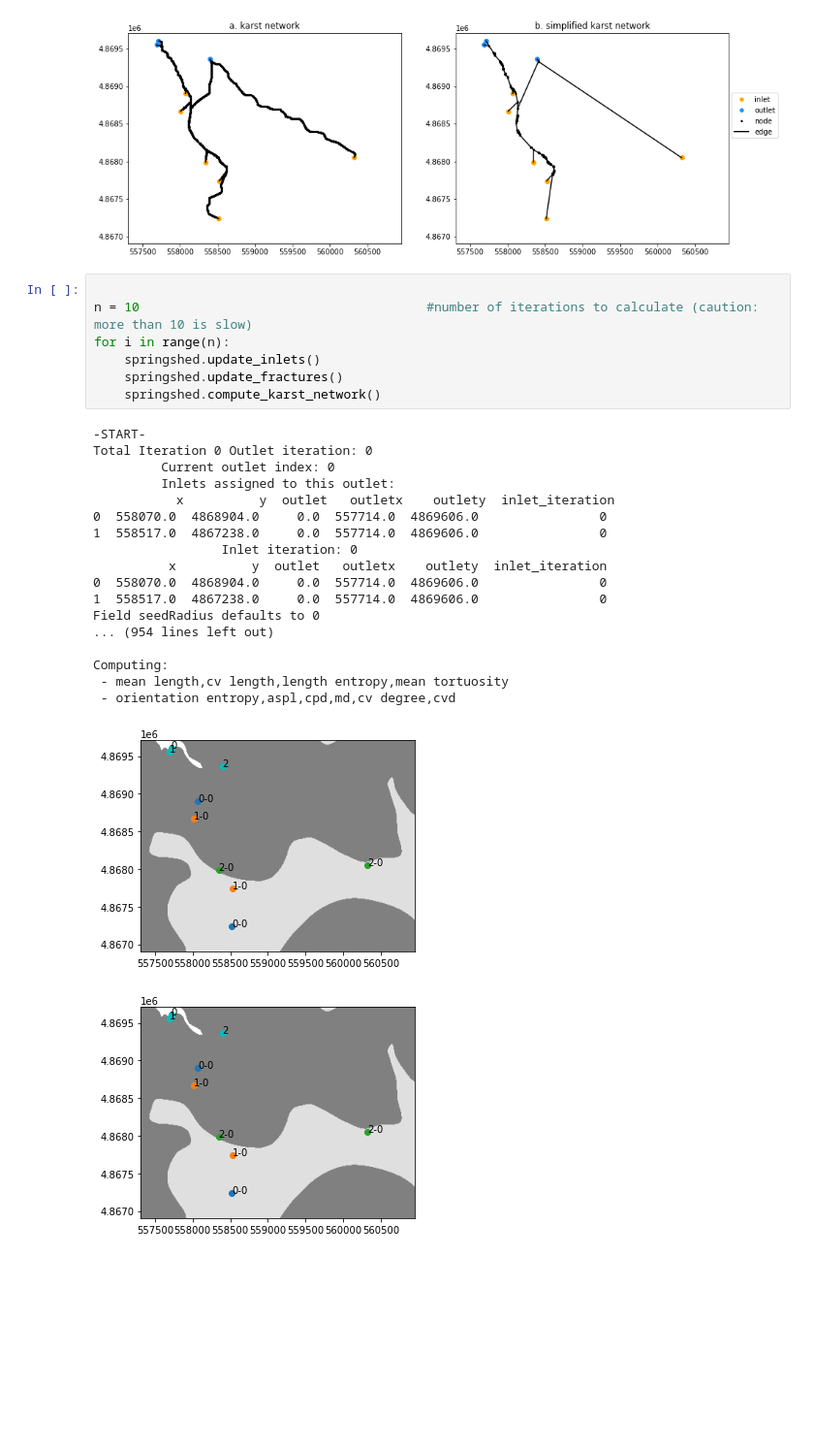
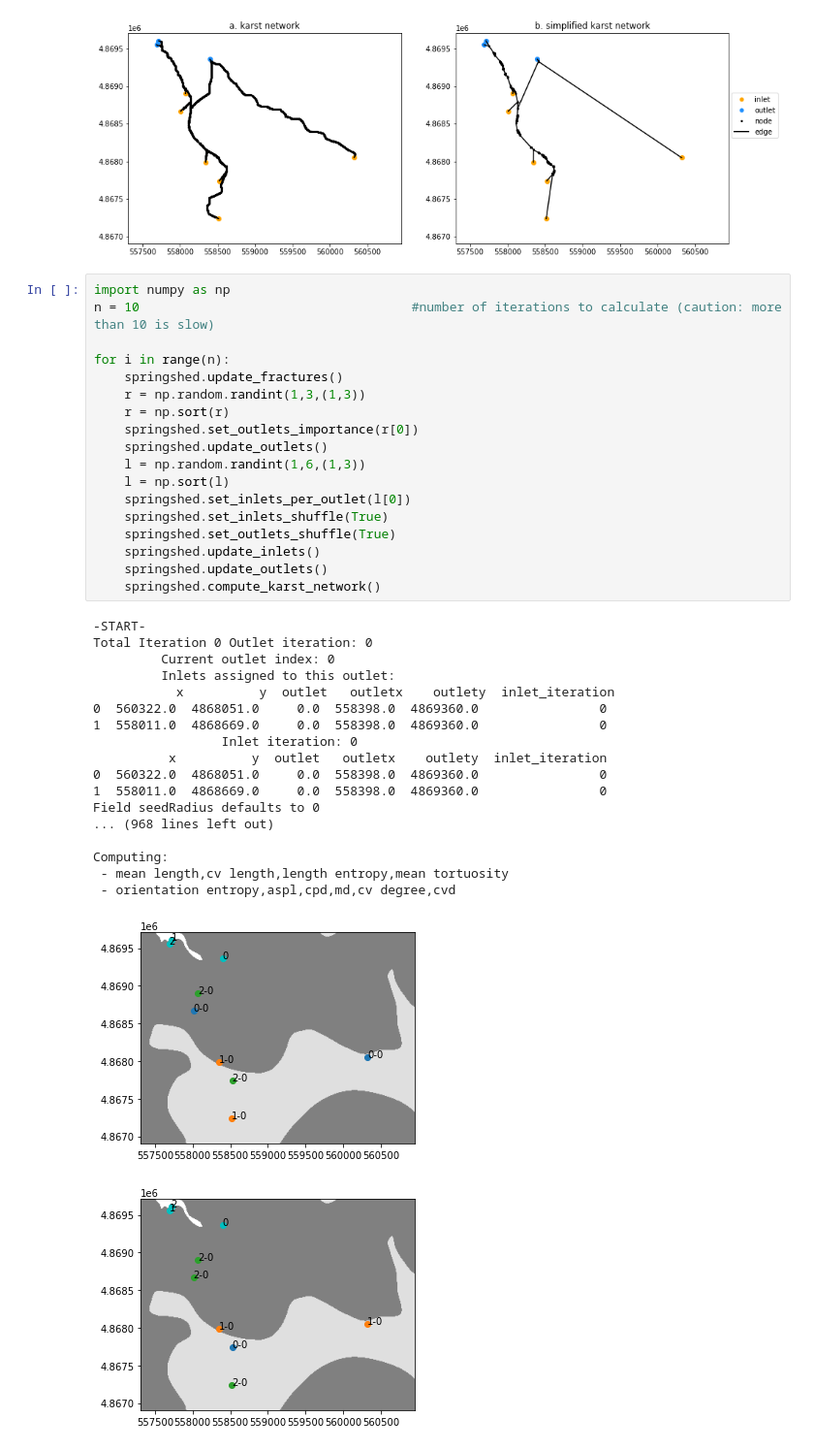
Before and after one commit to Csaucer/Bear_Spring_pyKasso, a Jupyter notebook: Soucey_Bear_Spring_pyKasso_HighResolution10x10.ipynb, the cells around one changed output. Shown at 97% size. Cells and saved outputs as stored; diff of their text form; blank space fills up the shorter version.

Commit message:
Added the iterative functionality to the 10x10 resolution version of the Bear Spring pyKasso model

```diff
--- a/Soucey_Bear_Spring_pyKasso_HighResolution10x10.ipynb
+++ b/Soucey_Bear_Spring_pyKasso_HighResolution10x10.ipynb
@@ -394,29 +394,40 @@ Field seedRadius defaults to 0
 [figure]
 [figure]
 # %%
+import numpy as np
+n = 10                                    #number of iterations to calculate (caution: more than 10 is slow)
 
-n = 10                                      #number of iterations to calculate (caution: more than 10 is slow)
 for i in range(n):
+    springshed.update_fractures()
+    r = np.random.randint(1,3,(1,3))
+    r = np.sort(r)
+    springshed.set_outlets_importance(r[0])
+    springshed.update_outlets()
+    l = np.random.randint(1,6,(1,3))
+    l = np.sort(l)
+    springshed.set_inlets_per_outlet(l[0])
+    springshed.set_inlets_shuffle(True)
+    springshed.set_outlets_shuffle(True)
     springshed.update_inlets()
-    springshed.update_fractures()
+    springshed.update_outlets()
     springshed.compute_karst_network()
 # %% [output]
 -START-
 Total Iteration 0 Outlet iteration: 0
          Current outlet index: 0
          Inlets assigned to this outlet:
            x          y  outlet   outletx    outlety  inlet_iteration
-0  558070.0  4868904.0     0.0  557714.0  4869606.0                0
-1  558517.0  4867238.0     0.0  557714.0  4869606.0                0
+0  560322.0  4868051.0     0.0  558398.0  4869360.0                0
+1  558011.0  4868669.0     0.0  558398.0  4869360.0                0
                  Inlet iteration: 0
           x          y  outlet   outletx    outlety  inlet_iteration
-0  558070.0  4868904.0     0.0  557714.0  4869606.0                0
-1  558517.0  4867238.0     0.0  557714.0  4869606.0                0
+0  560322.0  4868051.0     0.0  558398.0  4869360.0                0
+1  558011.0  4868669.0     0.0  558398.0  4869360.0                0
 Field seedRadius defaults to 0
-... (954 lines left out)
+... (968 lines left out)
 
 Computing:
  - mean length,cv length,length entropy,mean tortuosity
  - orientation entropy,aspl,cpd,md,cv degree,cvd
-[figure, old version]
+[figure, new version]
-[figure, old version]
+[figure, new version]
```
Also changed, not shown: parts of 2 cells of this notebook.
